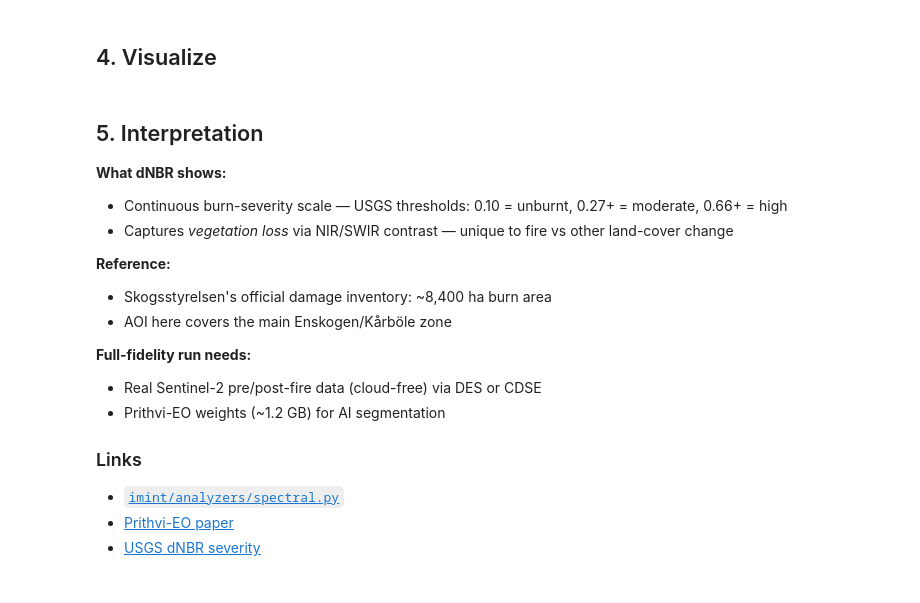
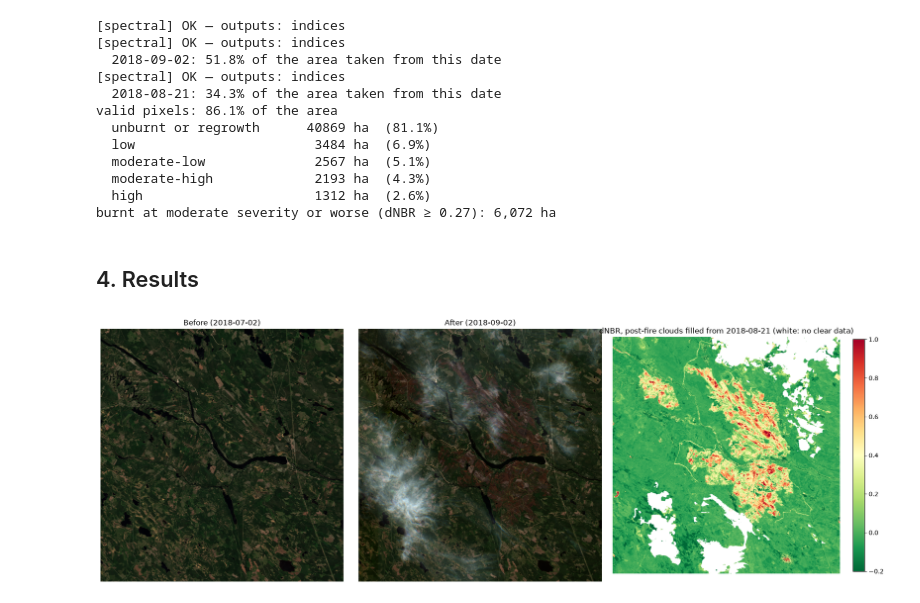
Before and after one commit to DigitalEarthSwedenExperimentalLab/imintengine, a Jupyter notebook: notebooks/sdl3-cases/070_CASE_020-Wildfire-Karbole.ipynb, the cells around one changed output. Drawn from its saved outputs; the diff is of its cells as text; code cells hidden in the pictures.

```diff
--- a/notebooks/sdl3-cases/070_CASE_020-Wildfire-Karbole.ipynb
+++ b/notebooks/sdl3-cases/070_CASE_020-Wildfire-Karbole.ipynb
@@ -77,2 +131,45 @@ else:
+# %%
+from imint.analyzers.spectral import SpectralAnalyzer
+
+def nbr(scene, date):
+    res = SpectralAnalyzer().run(rgb=scene.rgb, bands=scene.bands, date=date, coords=AOI,
+                                 output_dir="outputs/020", scl=scene.scl, geo=scene.geo)
+    print(res.summary())
+    return res.outputs["indices"]["NBR"]
+
+CLOUD = [3, 8, 9, 10]  # SCL: cloud shadow, cloud medium/high probability, cirrus
+nbr_pre = nbr(pre, PRE_FIRE)
+nbr_post = np.full(nbr_pre.shape, np.nan)
+for scene, date in zip(posts, POST_FIRE):
+    values = nbr(scene, date)
+    assert values.shape == nbr_pre.shape, "scenes are not on the same grid"
+    fill = np.isnan(nbr_post) & ~np.isin(scene.scl, CLOUD)
+    nbr_post[fill] = values[fill]
+    print(f"  {date}: {fill.mean():.1%} of the area taken from this date")
+dnbr = np.where(np.isin(pre.scl, CLOUD), np.nan, nbr_pre - nbr_post)
+
+valid = ~np.isnan(dnbr)
+pixel_ha = 0.01  # one 10 m pixel = 0.01 ha
+classes = [("unburnt or regrowth", -np.inf, 0.10), ("low", 0.10, 0.27),
+           ("moderate-low", 0.27, 0.44), ("moderate-high", 0.44, 0.66), ("high", 0.66, np.inf)]
+print(f"valid pixels: {valid.mean():.1%} of the area")
+for name, lo, hi in classes:
+    n = int(((dnbr >= lo) & (dnbr < hi)).sum())
+    print(f"  {name:20s} {n * pixel_ha:9.0f} ha  ({n / valid.sum():.1%})")
+burnt_ha = float((dnbr >= 0.27).sum() * pixel_ha)
+print(f"burnt at moderate severity or worse (dNBR ≥ 0.27): {burnt_ha:,.0f} ha")
+# %% [output]
+[spectral] OK — outputs: indices
+[spectral] OK — outputs: indices
+  2018-09-02: 51.8% of the area taken from this date
+[spectral] OK — outputs: indices
+  2018-08-21: 34.3% of the area taken from this date
+valid pixels: 86.1% of the area
+  unburnt or regrowth      40869 ha  (81.1%)
+  low                       3484 ha  (6.9%)
+  moderate-low              2567 ha  (5.1%)
+  moderate-high             2193 ha  (4.3%)
+  high                      1312 ha  (2.6%)
+burnt at moderate severity or worse (dNBR ≥ 0.27): 6,072 ha
 # %% [markdown]
-## 4. Visualize
+## 4. Results
@@ -129,19 +176,13 @@ plt.show()
-# %% [markdown]
-## 5. Interpretation
-
-**What dNBR shows:**
-- Continuous burn-severity scale — USGS thresholds: 0.10 = unburnt, 0.27+ = moderate, 0.66+ = high
-- Captures *vegetation loss* via NIR/SWIR contrast — unique to fire vs other land-cover change
-
-**Reference:**
-- Skogsstyrelsen's official damage inventory: ~8,400 ha burn area
-- AOI here covers the main Enskogen/Kårböle zone
-
-**Full-fidelity run needs:**
-- Real Sentinel-2 pre/post-fire data (cloud-free) via DES or CDSE
-- Prithvi-EO weights (~1.2 GB) for AI segmentation
-
-### Links
-- [`imint/analyzers/spectral.py`](https://github.com/TobiasEdman/imintengine/blob/main/imint/analyzers/spectral.py)
-- [Prithvi-EO paper](https://arxiv.org/abs/2310.18660)
-- [USGS dNBR severity](https://burnseverity.cr.usgs.gov/)
+# %%
+fig, axes = plt.subplots(1, 3, figsize=(18, 6))
+axes[0].imshow(true_colour(pre)); axes[0].set_title(f"Before ({PRE_FIRE})")
+axes[1].imshow(true_colour(posts[0])); axes[1].set_title(f"After ({POST_FIRE[0]})")
+im = axes[2].imshow(dnbr, cmap="RdYlGn_r", vmin=-0.2, vmax=1.0)
+axes[2].set_title("dNBR, post-fire clouds filled from " + " and ".join(POST_FIRE[1:]) + " (white: no clear data)")
+fig.colorbar(im, ax=axes[2], fraction=0.046)
+for ax in axes:
+    ax.axis("off")
+plt.tight_layout()
+plt.show()
+# %% [output]
+[figure, added]
```
Also changed, not shown: parts of 18 cells of this notebook, 13 other files.
